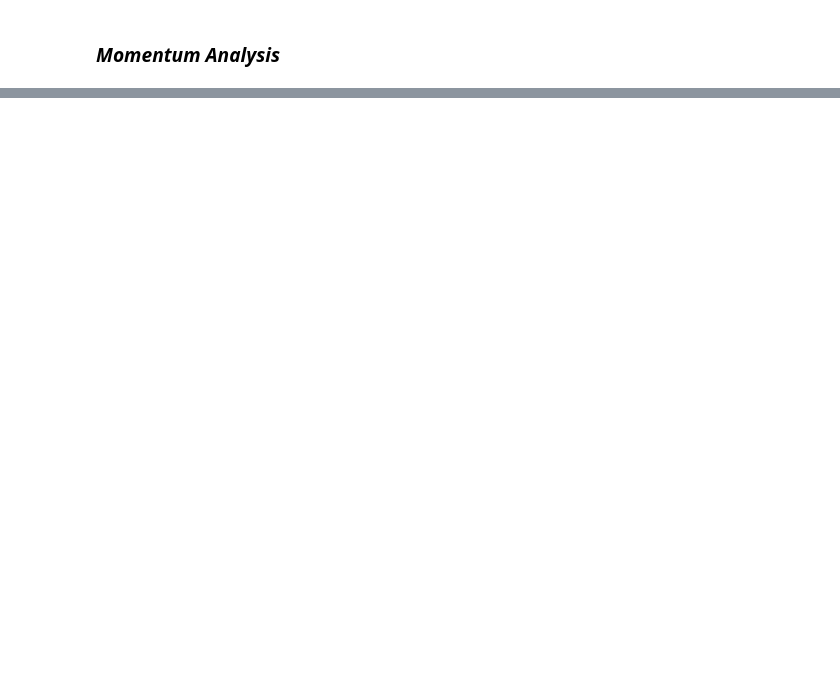
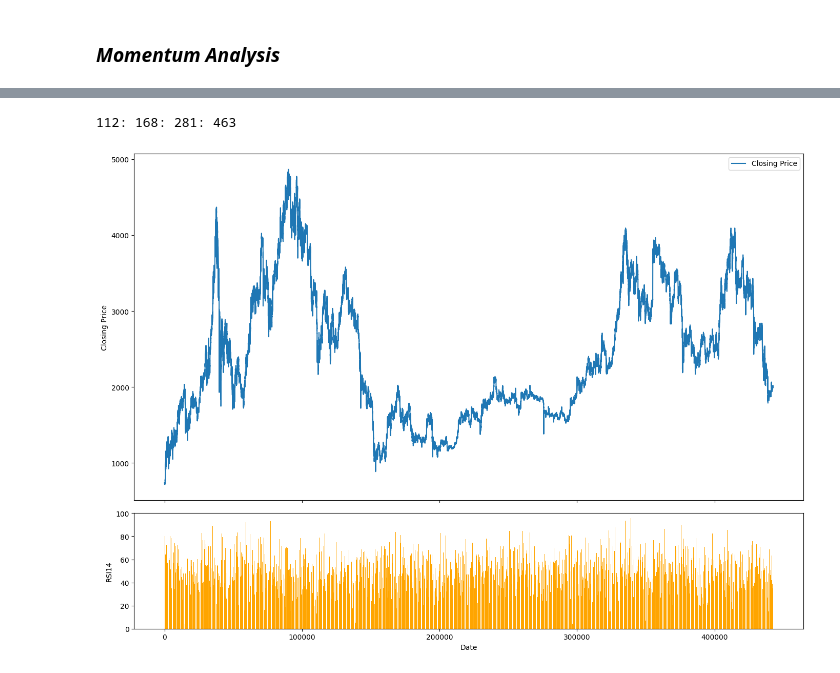
Before and after one commit to unknownsoup/quant-strategies-hub, a Jupyter notebook: momentum-altdata-crypto/analysis.ipynb, the cells around one changed output, grey strips where cells are left out. Cells and saved outputs as stored; diff of their text form; code cells hidden in the pictures; blank space fills up the shorter version.

Commit message:
testing new momentum aware mean-reversion strat

```diff
--- a/momentum-altdata-crypto/analysis.ipynb
+++ b/momentum-altdata-crypto/analysis.ipynb
@@ -25,0 +54,49 @@ plt.show()
+# %%
+
+x = len(df_recent[df_recent['tradecount_X_volume'] >= 60])
+y = len(df_recent[df_recent['tradecount_X_volume'] >= 40])
+z = len(df_recent[df_recent['tradecount_X_volume'] >= 20])
+h = len(df_recent[df_recent['tradecount_X_volume'] >= 10])
+
+print(f"{x}: {y}: {z}: {h}")
+# %% [output]
+112: 168: 281: 463
+# %%
+# moving averages
+df['ema12'] =df['close'].ewm(span=12, adjust=False).mean()
+df['ema26'] =df['close'].ewm(span=26, adjust=False).mean()
+
+# macd and signal line
+df['macd'] = df['ema12'] - df['ema26']
+df['macd_signal'] = df['macd'].ewm(span=9, adjust=False).mean()
+df['macd_histogram'] = df['macd'] - df['macd_signal']
+
+# RSI
+delta = df['close'].diff(1)
+
+gain = delta.clip(lower=0) # gain is positive change in price (up days)
+lose = -delta.clip(upper=0) # loss is negative change in price (down days)
+
+avg_gain = gain.rolling(window=14).mean() # average gain over 14 periods
+avg_loss = lose.rolling(window=14).mean() # average loss over 14 periods
+
+rs = avg_gain / avg_loss # relative strength
+df['rsi'] = 100 - (100 / (1 + rs)) # RSI formula
+# %%
+fig, (ax1, ax2) = plt.subplots(2, 1, figsize=(14, 10), sharex=True, gridspec_kw={'height_ratios': [3, 1]})
+
+# Closing prices
+ax1.plot(df.index, df['close'], label='Closing Price')
+ax1.set_ylabel('Closing Price')
+ax1.legend()
+
+# Volume bars
+ax2.bar(df.index, df['rsi'], color='orange')
+ax2.set_ylim(0, 100)
+ax2.set_ylabel('RSI14')
+
+plt.xlabel('Date')
+plt.tight_layout()
+plt.show()
+# %% [output]
+[figure, added]
```
Also changed, not shown: parts of 3 cells of this notebook, 3 other files.
